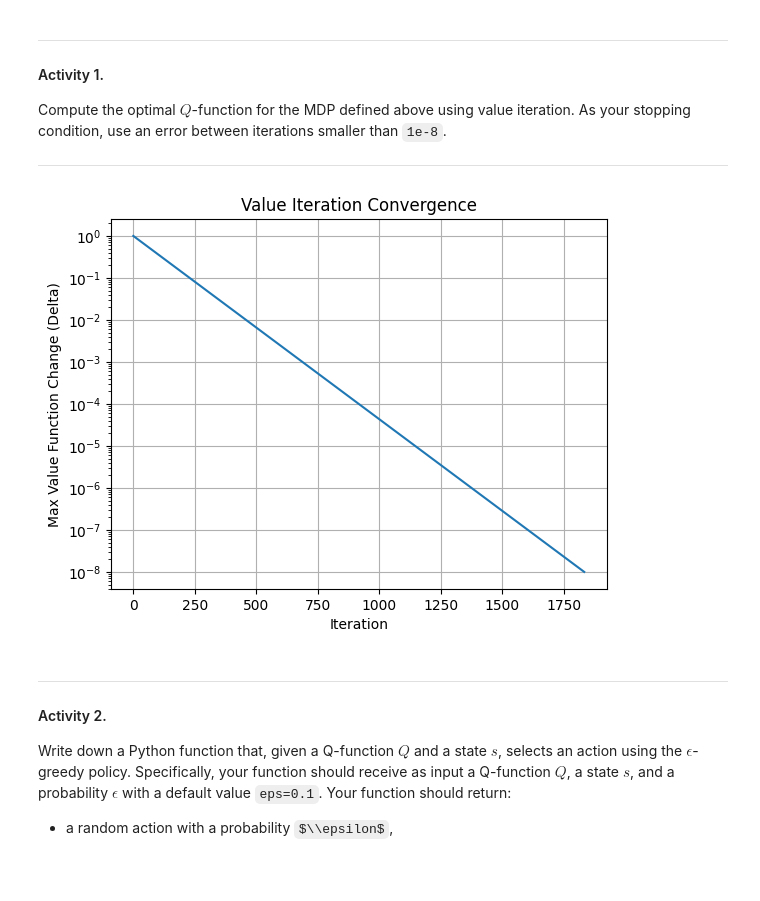
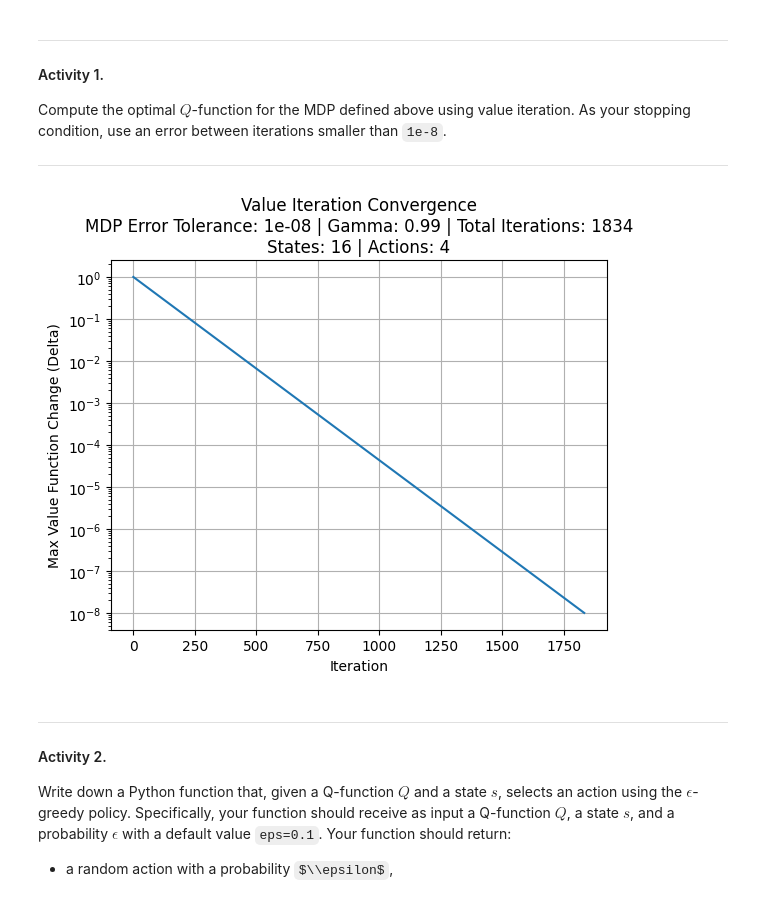
Before and after one commit to yangricardo/INF2070_202502_DEEP_REINFORCEMENT_LEARNING, a Jupyter notebook: labs/2_reinforcement_learning/lab-RL-novo.ipynb, the cells around one changed output. Drawn from its saved outputs; the diff is of its cells as text; code cells hidden in the pictures; some formulas as TeX source; blank space fills up the shorter version.

Commit message:
optimize graph plot related parameters

```diff
--- a/labs/2_reinforcement_learning/lab-RL-novo.ipynb
+++ b/labs/2_reinforcement_learning/lab-RL-novo.ipynb
@@ -152,7 +152,7 @@ def compute_mdp_optimal_q_function(
   P_transitions: List[np.ndarray],
   R_rewards: np.ndarray,
   gamma_discount_factor: float,
-  tolerance: float = 1e-8,
+  error_tolerance: float = 1e-8,
   plot_graph: bool = False
 ) -> (np.ndarray, List[float]):
   """
@@ -164,7 +164,7 @@ def compute_mdp_optimal_q_function(
     P_transitions (List[np.ndarray]): Matrizes de probabilidade de transição (P).
     R_rewards (np.ndarray): Matriz de recompensa (R).
     gamma_discount_factor (float): Fator de desconto (γ).
-    tolerance (float): Critério de parada para a iteração de valor.
+    error_tolerance (float): Critério de parada para a iteração de valor.
 
   Returns:
     (np.ndarray, List[float]): Tupla contendo a função Q ótima (Q*) e a lista de erros por iteração.
@@ -183,7 +183,7 @@ def compute_mdp_optimal_q_function(
   error_history = []
 
   # Inicia o loop de iteração de valor, que continua até que a convergência seja alcançada.
-  while delta_error > tolerance:
+  while delta_error > error_tolerance:
     # Salva a função de valor da iteração anterior para calcular o erro de convergência.
     V_old_function = np.copy(V_function)
     # Inicializa uma matriz para armazenar os valores Q para a iteração atual.
@@ -228,15 +228,19 @@ def compute_mdp_optimal_q_function(
     plt.yscale('log')
     plt.xlabel('Iteration')
     plt.ylabel('Max Value Function Change (Delta)')
-    plt.title('Value Iteration Convergence')
+    plt.title(f'Value Iteration Convergence\n'
+          f'MDP Error Tolerance: {error_tolerance} | '
+          f'Gamma: {gamma_discount_factor} | '
+          f'Total Iterations: {len(error_history)}\n'
+          f'States: {len(s_states)} | Actions: {len(a_actions)}')
     plt.grid(True)
     plt.show()
   return Q_optimal_function, error_history
 # %%
 # Calcula a função Q ótima e obtém o histórico de erros
-Q_star, errors = compute_mdp_optimal_q_function(s_states=S, a_actions=A, P_transitions=P, R_rewards=Rw, gamma_discount_factor=gamma, tolerance=1e-8, plot_graph=True)
+Q_star, errors = compute_mdp_optimal_q_function(s_states=S, a_actions=A, P_transitions=P, R_rewards=Rw, gamma_discount_factor=gamma, error_tolerance=1e-8, plot_graph=True)
 # %% [output]
-[figure, old version]
+[figure, new version]
 # %% [markdown]
 ---
 
```
Also changed, not shown: parts of 3 cells of this notebook.
